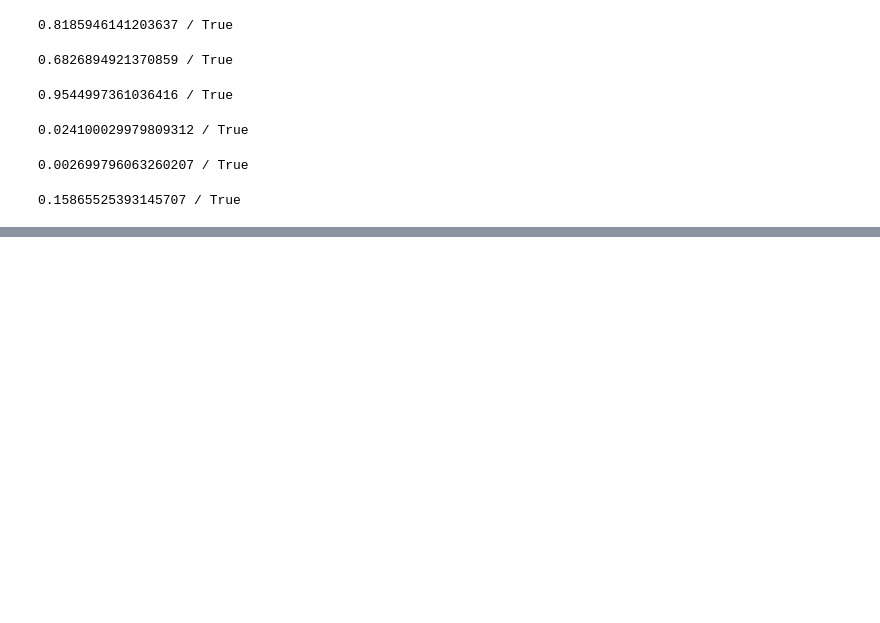
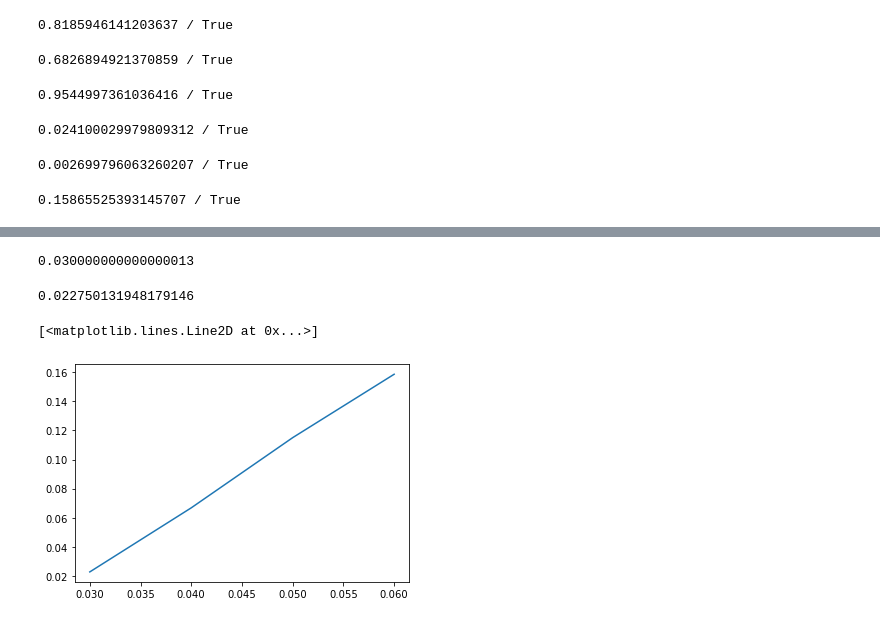
Before and after one commit to llkenny/statistics, a Jupyter notebook: 4/Homework 4.ipynb, the cells around one changed output, grey strips where cells are left out. Drawn from its saved outputs; the diff is of its cells as text; code cells hidden in the pictures; blank space fills up the shorter version.

```diff
--- a/4/Homework 4.ipynb
+++ b/4/Homework 4.ipynb
@@ -119,0 +129,5 @@ less_than(166)
+# %%
+start_scale = 0.1
+step = 0.01
+target = 0.05
+scales = np.arange(start_scale, start_scale * 2, step)
@@ -119,0 +152,24 @@ less_than(166)
+# %%
+# Полученные значения сильно отличаются от 0.05. Найдем start_scale, при котором cdf < 0.05.
+while stats.norm.cdf(x=1, loc=1.06, scale=start_scale) >= target:
+    start_scale -= step
+
+start_scale
+# %% [output]
+0.030000000000000013
+# %%
+stats.norm.cdf(x=1, loc=1.06, scale=start_scale)
+# %% [output]
+0.022750131948179146
+# %%
+# Генерируем scales и cdfs снова
+scales = np.arange(start_scale, start_scale * 2, step)
+cdfs = [stats.norm.cdf(x=1, loc=1.06, scale=s) for s in scales]
+# %%
+# Построим график распределения вероятности в области найденного start_scale
+import matplotlib.pyplot as plt
+
+plt.plot(scales, cdfs)
+# %% [output]
+[<matplotlib.lines.Line2D at 0x...>]
+[figure, added]
```
Also changed, not shown: parts of 15 cells of this notebook.
